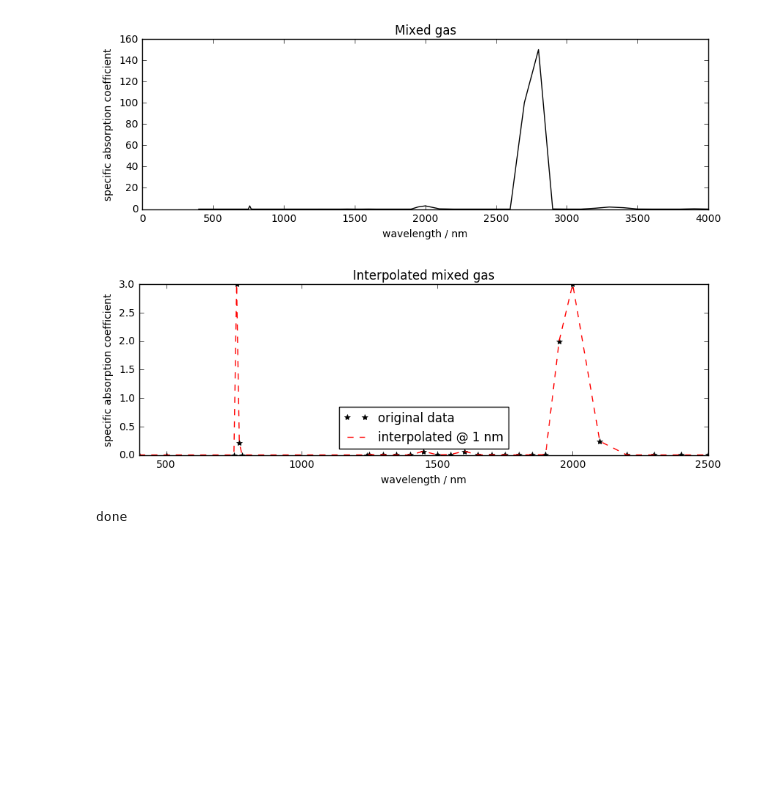
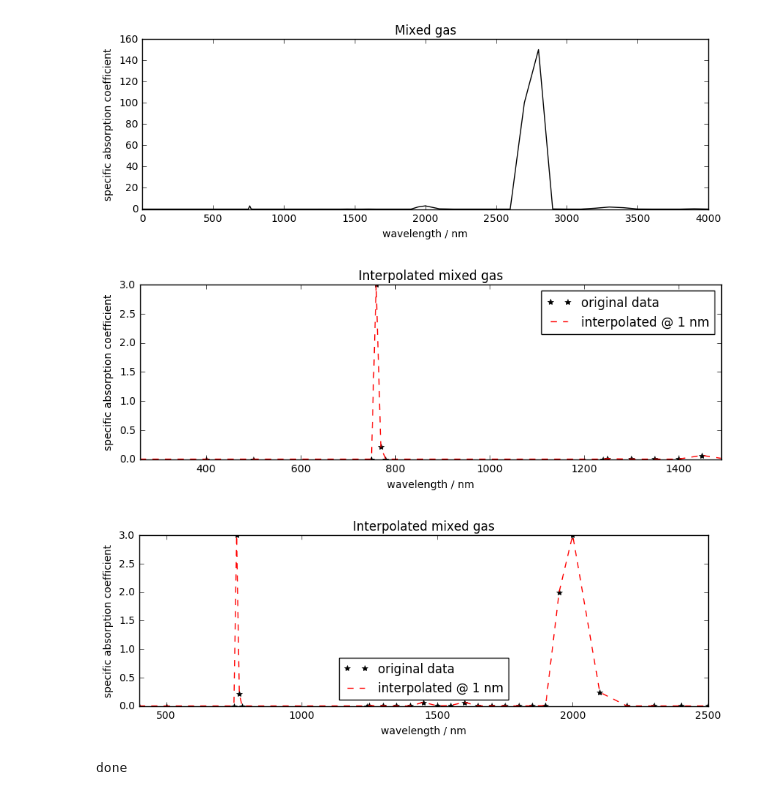
Before and after one commit to profLewis/skyRadiance, a Jupyter notebook: notebooks/Sky.ipynb, the cells around one changed output. Cells and saved outputs as stored; diff of their text form; code cells hidden in the pictures; blank space fills up the shorter version.

```diff
--- a/notebooks/Sky.ipynb
+++ b/notebooks/Sky.ipynb
@@ -31,7 +31,7 @@ class Rayleigh(object):
 
         '''
 
-        datastr =  '''
+        datastr =  ''' 0 0
         400  0.0        500 0.0        750 0.0       760  0.300E+01 770  0.210E+00
         780  0.0       1240 0.0       1250 0.730E-02 1300 0.400E-03 1350 0.110E-03
         1400 0.100E-04 1450 0.640E-01 1500 0.630E-03 1550 0.100E-01 1600 0.640E-01
@@ -96,7 +96,7 @@ def main():
 if __name__ == "__main__":
     main()
 # %% [output]
-[figure, old version]
+[figure, new version]
 # %%
 class Lambda(object):
     '''
@@ -115,46 +115,55 @@ class Lambda(object):
 
       EITHER
 
         wl=(400.,2500.,1.)         : as wlStart, wlEnd, wlStep
 
       OR
 
         wavelengths=[400,300,200]  : as particular wavelengths
 
     '''
     def __init__(self,wl=(),wavelengths=[],angres=()):
 
         default = (400.,2500.,1.)
         defaultAngres = (2.,2.)
 
         if len(wavelengths) == 0:
             self.wl = wl + default[len(wl):]
             self.l = np.arange(*self.wl).astype(float)
         else:
             self.l = np.array(wavelengths).astype(float)
         self.nb = len(self.l)
         self.angres = angres + defaultAngres[len(angres):]
 
+        # image rows and columns for output
+        self.rows=(int)(90.0/self.angres[0] + 0.5) + 1
+        self.cols=(int)(360.0/self.angres[1] + 0.5) + 1
+        self.frames = self.nb
 
 
 def main():
-    r=Rayleigh()
-    plt.figure(figsize=(10,3))
-    plt.plot(r.KgOrig[0],r.KgOrig[1],'k*',label='original data')
-    l=Lambda()
-    f = scipy.interpolate.interp1d(r.KgOrig[0],r.KgOrig[1])
-    r.Kg = f(l.l)
-    #plt.semilogy()
-    plt.plot(l.l,r.Kg,'r--',label='interpolated @ 1 nm')
-    plt.xlabel('wavelength / nm')
-    plt.ylabel('specific absorption coefficient')
-    plt.title('Interpolated mixed gas')
-    plt.xlim(l.l[0],l.l[-1])
-    plt.ylim(0,r.Kg.max())
-    plt.legend(loc='best')
+
+    for LambdaCoefs in [{'wl':(260.,1500,10),'wavelengths':[],'angres':()},\
+                        {'wl':(),'wavelengths':[],'angres':()}]:
+
+        r=Rayleigh()
+        plt.figure(figsize=(10,3))
+        plt.plot(r.KgOrig[0],r.KgOrig[1],'k*',label='original data')
+        l=Lambda(**LambdaCoefs)
+        f = scipy.interpolate.interp1d(r.KgOrig[0],r.KgOrig[1])
+        r.Kg = f(l.l)
+        #plt.semilogy()
+        plt.plot(l.l,r.Kg,'r--',label='interpolated @ 1 nm')
+        plt.xlabel('wavelength / nm')
+        plt.ylabel('specific absorption coefficient')
+        plt.title('Interpolated mixed gas')
+        plt.xlim(l.l[0],l.l[-1])
+        plt.ylim(0,r.Kg.max())
+        plt.legend(loc='best')
 
 if __name__ == "__main__":
     main()
 # %% [output]
-[figure, old version]
+[figure, new version]
+[figure, added]
 # %%
```
Also changed, not shown: parts of 15 cells of this notebook.
